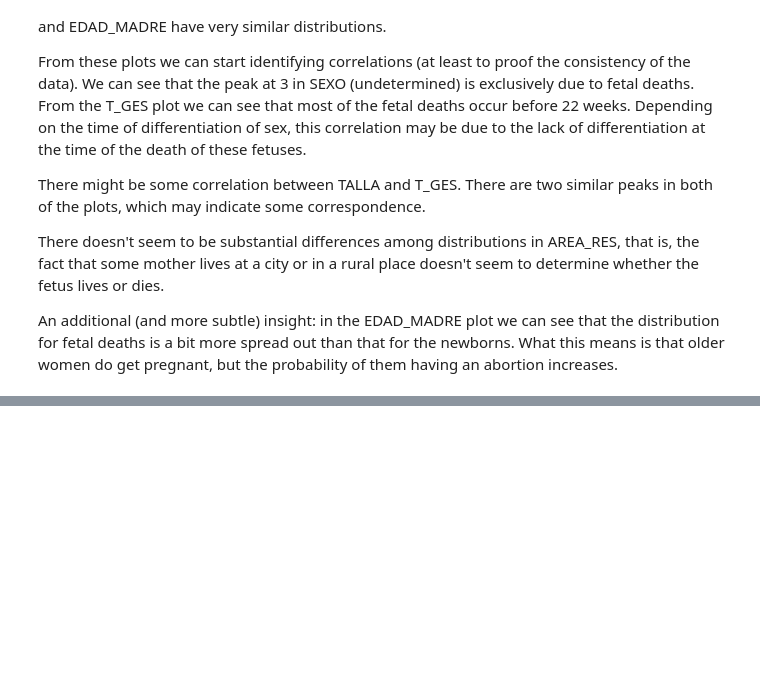
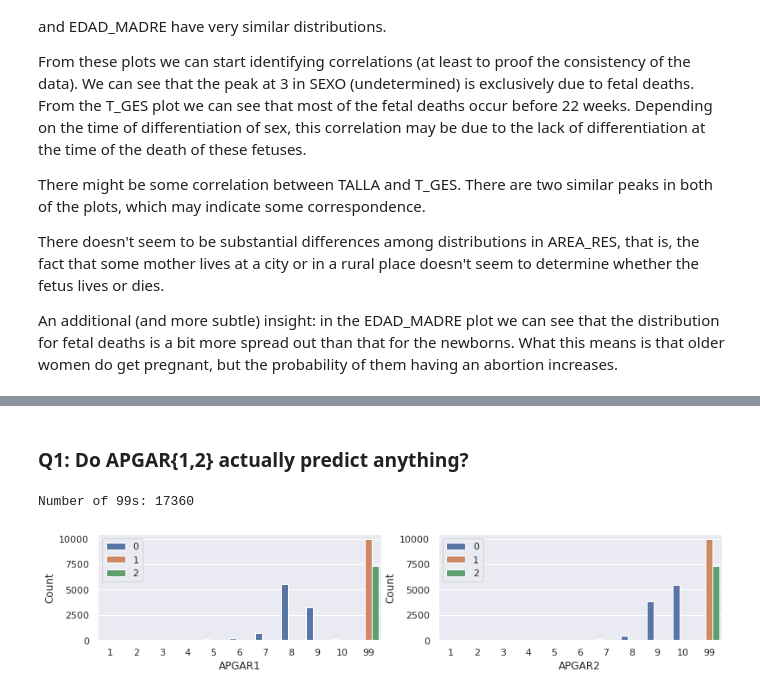
Before and after one commit to PedroOspina17/DS4A, a Jupyter notebook: Notebooks/Andres_EDA.ipynb, the cells around one changed output, grey strips where cells are left out. Saved outputs shown, nothing was run; the diff lists cells and outputs as text; code cells hidden in the pictures; blank space fills up the shorter version.

```diff
--- a/Notebooks/Andres_EDA.ipynb
+++ b/Notebooks/Andres_EDA.ipynb
@@ -79,0 +131,22 @@ An additional (and more subtle) insight: in the EDAD_MADRE plot we can see that
+# %% [markdown]
+### Q1: Do APGAR{1,2} actually predict anything?
+# %%
+#Let's first look at APGAR{1,2}
+
+#Check for 99s. They should appear ONLY for fetal deaths.
+num99s = df['APGAR1'].value_counts().iloc[0]
+print(f"Number of 99s: {num99s}")
+
+cols = ['APGAR1','APGAR2']
+
+fig = plt.figure(figsize=(20,5))
+for i,col in enumerate(cols):
+    axi = fig.add_subplot(2,3,i+1)
+    cnt = (df[['TIPO_DEFUN',col]].astype(int)
+            .groupby([col,'TIPO_DEFUN'])
+            .apply(len).reset_index().rename(columns={0:'Count'}))
+    sns.barplot(data=cnt,x=col,y='Count',hue='TIPO_DEFUN')
+    plt.legend(loc=2)
+# %% [output]
+Number of 99s: 17360
+[figure, added]
```
Also changed, not shown: parts of 17 cells of this notebook, 4 other files.
